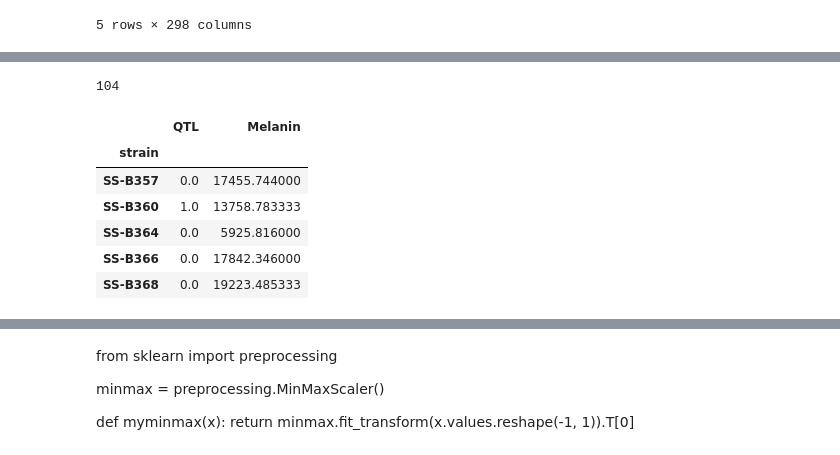
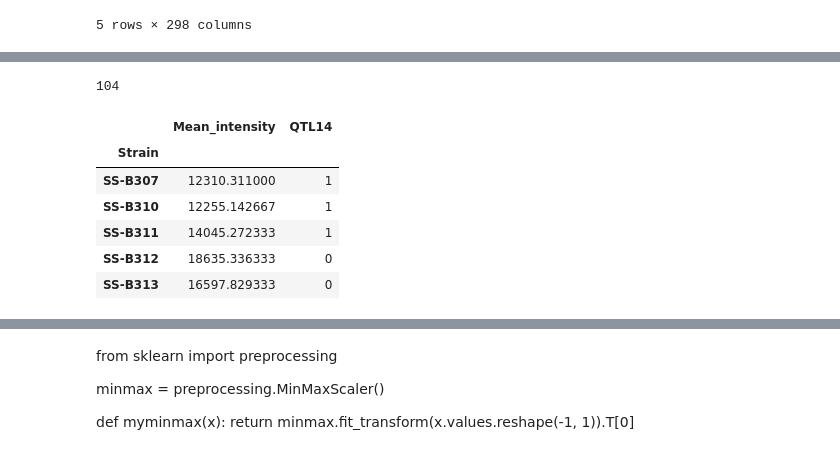
Before and after one commit to magwenelab/crypto-QTL-paper, a Jupyter notebook: SCRIPTS/Cryptococcus_phenotypes_S7_S8_Figs.ipynb, the cells around one changed output, grey strips where cells are left out. Saved outputs shown, nothing was run; the diff lists cells and outputs as text; code cells hidden in the pictures.

Commit message:
added analysis and data for sup figs 20 and 21

```diff
--- a/SCRIPTS/Cryptococcus_phenotypes_S7_S8_Figs.ipynb
+++ b/SCRIPTS/Cryptococcus_phenotypes_S7_S8_Figs.ipynb
@@ -126,17 +138,17 @@ capsule.head()
 | SS-B312 | 11-22 | 7008.5 | 1610.0 | 5398.5 | 94.452263 | 45.269625 | 47.179251 | ... |
 # %%
 ## Melanization
-melanin = pd.read_csv('../DATA/Melanin_Phenotypes.csv',index_col=0)
+melanin = pd.read_csv('../DATA/PHENOTYPE/MELANIN/Melanin_Phenotypes.csv',index_col=0)
 print(melanin.shape[0])
 melanin.head()
 # %% [output]
 104
-|  | QTL | Melanin |
-| strain |  |  |
-| SS-B357 | 0.0 | 17455.744000 |
-| SS-B360 | 1.0 | 13758.783333 |
-| SS-B364 | 0.0 | 5925.816000 |
-| SS-B366 | 0.0 | 17842.346000 |
-| SS-B368 | 0.0 | 19223.485333 |
+|  | Mean_intensity | QTL14 |
+| Strain |  |  |
+| SS-B307 | 12310.311000 | 1 |
+| SS-B310 | 12255.142667 | 1 |
+| SS-B311 | 14045.272333 | 1 |
+| SS-B312 | 18635.336333 | 0 |
+| SS-B313 | 16597.829333 | 0 |
 # %%
 ## Fludioxonil
```
Also changed, not shown: parts of 175 cells of this notebook, 12 other files.
